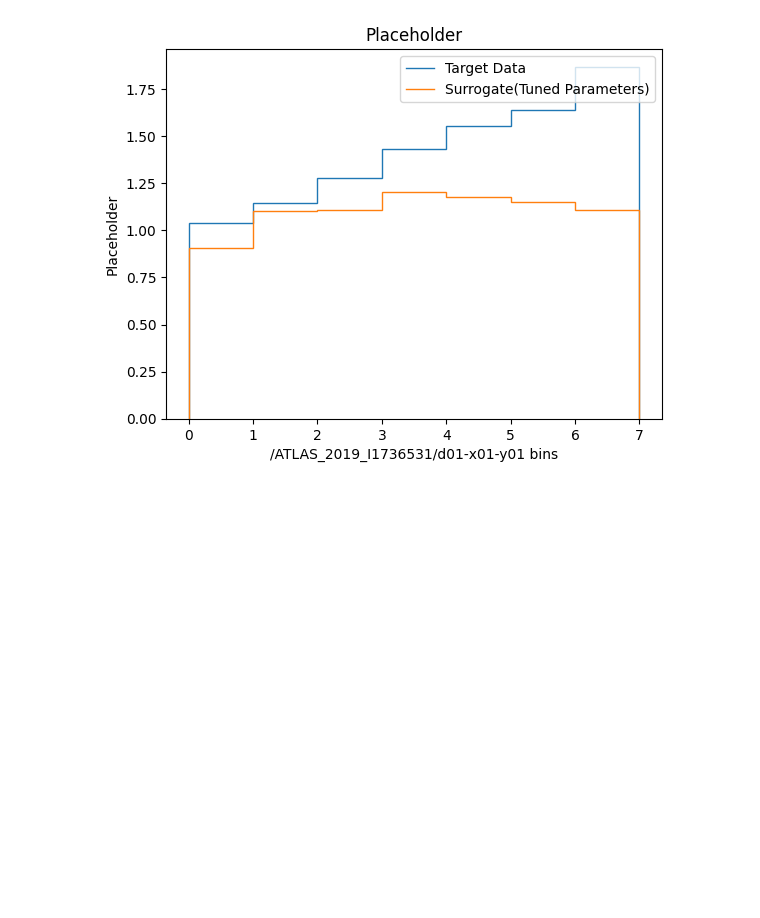
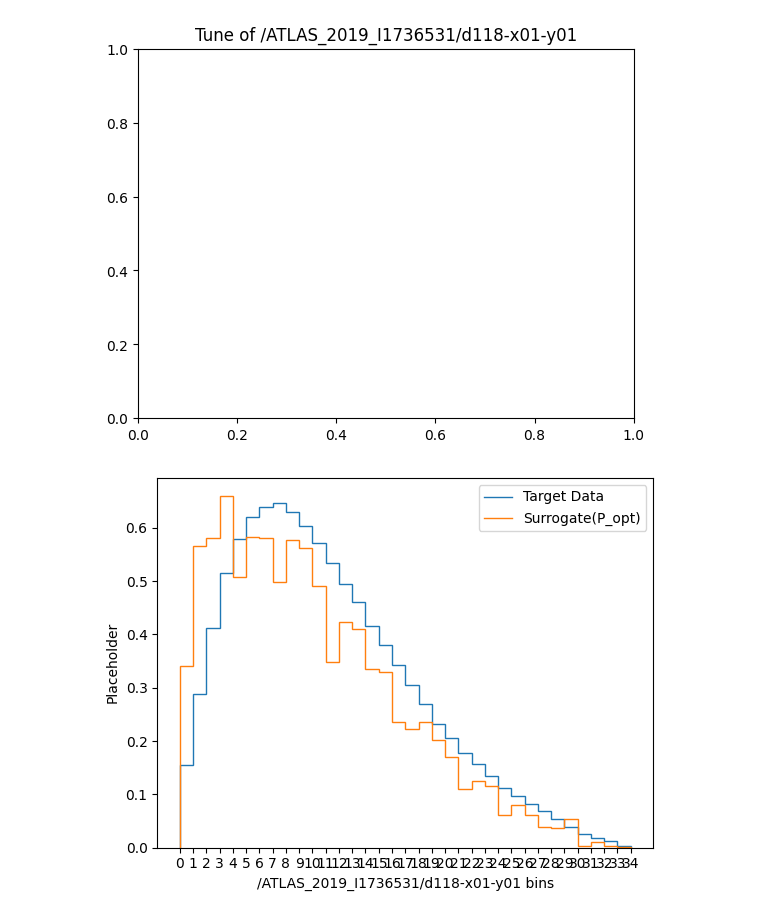
Before and after one commit to Jeffae-Schroff/apprentice-jax, a Jupyter notebook: demo.ipynb, the cells around one changed output. Cells and saved outputs as stored; diff of their text form; code cells hidden in the pictures; blank space fills up the shorter version.

```diff
--- a/demo.ipynb
+++ b/demo.ipynb
@@ -60,4 +52,5 @@ summer_fits.graph_envelope('/ATLAS_2019_I1736531/d01-x01-y01')
 # %%
-summer_tune_more_cov.graph_tune('/ATLAS_2019_I1736531/d01-x01-y01')
+summer_tune_more_cov.graph_tune('/ATLAS_2019_I1736531/d118-x01-y01')
 # %% [output]
-[figure, old version]
+[figure, new version]
+[figure, added]
```
Also changed, not shown: parts of 4 cells of this notebook, 12 other files.
